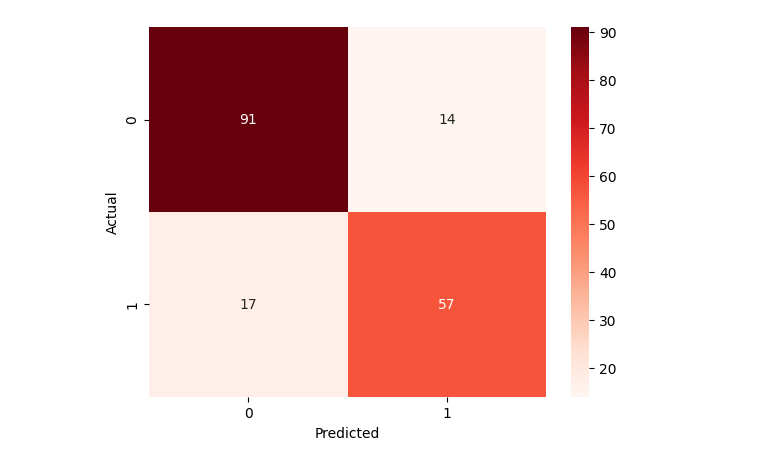
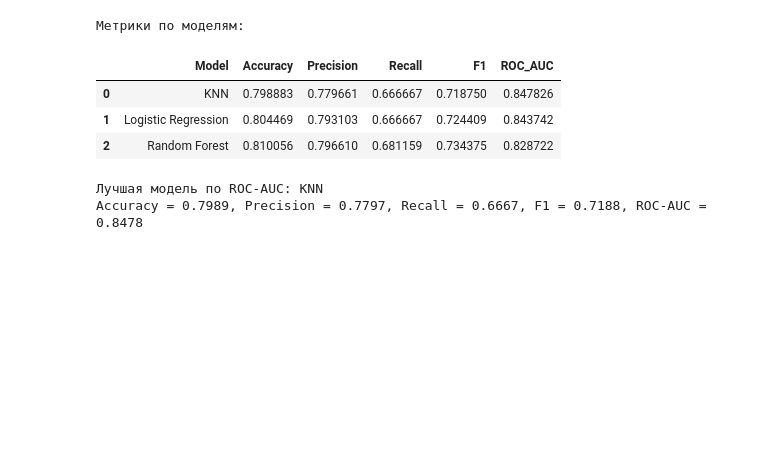
Before and after one commit to MeyiGi/tech-playground, a Jupyter notebook: data-minining/4_titanic/titanic.ipynb, the cells around one changed output. Cells and saved outputs as stored; diff of their text form; code cells hidden in the pictures; blank space fills up the shorter version.

```diff
--- a/data-minining/4_titanic/titanic.ipynb
+++ b/data-minining/4_titanic/titanic.ipynb
@@ -99,9 +480,21 @@ KNN Accuracy: 0.8044692737430168
 # %%
-cm = confusion_matrix(y_test, y_pred_rf)
+# ВЫВОДЫ
+print("Метрики по моделям:")
+display(metrics_df)
 
-sns.heatmap(cm, annot=True, fmt="d", cmap="Reds")
-plt.xlabel("Predicted")
-plt.ylabel("Actual")
-plt.show()
+print("\nЛучшая модель по ROC-AUC:", best_model_name)
+print(
+    f"Accuracy = {best_model_row['Accuracy']:.4f}, "
+    f"Precision = {best_model_row['Precision']:.4f}, "
+    f"Recall = {best_model_row['Recall']:.4f}, "
+    f"F1 = {best_model_row['F1']:.4f}, "
+    f"ROC-AUC = {best_model_row['ROC_AUC']:.4f}"
+)
 # %% [output]
-[figure, removed]
+Метрики по моделям:
+|  | Model | Accuracy | Precision | Recall | F1 | ROC_AUC |
+| 0 | KNN | 0.798883 | 0.779661 | 0.666667 | 0.718750 | 0.847826 |
+| 1 | Logistic Regression | 0.804469 | 0.793103 | 0.666667 | 0.724409 | 0.843742 |
+| 2 | Random Forest | 0.810056 | 0.796610 | 0.681159 | 0.734375 | 0.828722 |
+Лучшая модель по ROC-AUC: KNN
+Accuracy = 0.7989, Precision = 0.7797, Recall = 0.6667, F1 = 0.7188, ROC-AUC = 0.8478
```
Also changed, not shown: parts of 13 cells of this notebook, 22 other files.
